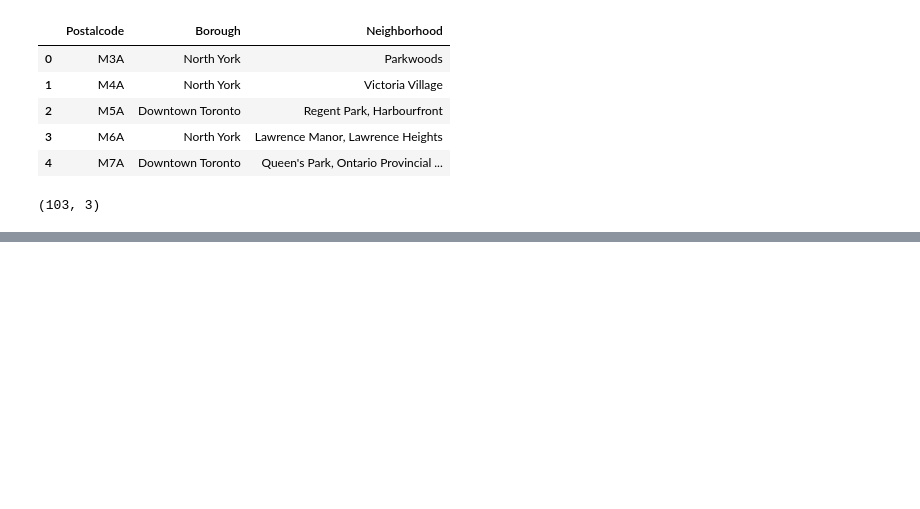
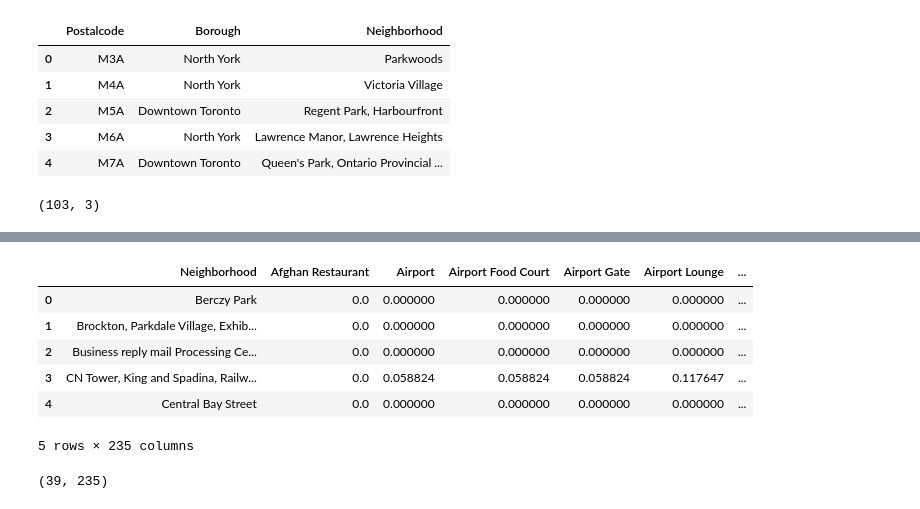
Before and after one commit to ryanmaomaomao/coursera_course9, a Jupyter notebook: week2.ipynb, the cells around one changed output, grey strips where cells are left out. Cells and saved outputs as stored; diff of their text form; code cells hidden in the pictures; blank space fills up the shorter version.

```diff
--- a/week2.ipynb
+++ b/week2.ipynb
@@ -97,0 +268,15 @@ df_merge.shape
+# %%
+toronto_grouped = toronto_onehot.groupby('Neighborhood').mean().reset_index()
+toronto_grouped.head()
+# %% [output]
+|  | Neighborhood | Afghan Restaurant | Airport | Airport Food Court | Airport Gate | Airport Lounge | ... |
+| 0 | Berczy Park | 0.0 | 0.000000 | 0.000000 | 0.000000 | 0.000000 | ... |
+| 1 | Brockton, Parkdale Village, Exhib... | 0.0 | 0.000000 | 0.000000 | 0.000000 | 0.000000 | ... |
+| 2 | Business reply mail Processing Ce... | 0.0 | 0.000000 | 0.000000 | 0.000000 | 0.000000 | ... |
+| 3 | CN Tower, King and Spadina, Railw... | 0.0 | 0.058824 | 0.058824 | 0.058824 | 0.117647 | ... |
+| 4 | Central Bay Street | 0.0 | 0.000000 | 0.000000 | 0.000000 | 0.000000 | ... |
+5 rows × 235 columns
+# %%
+toronto_grouped.shape
+# %% [output]
+(39, 235)
```
Also changed, not shown: parts of 25 cells of this notebook.
